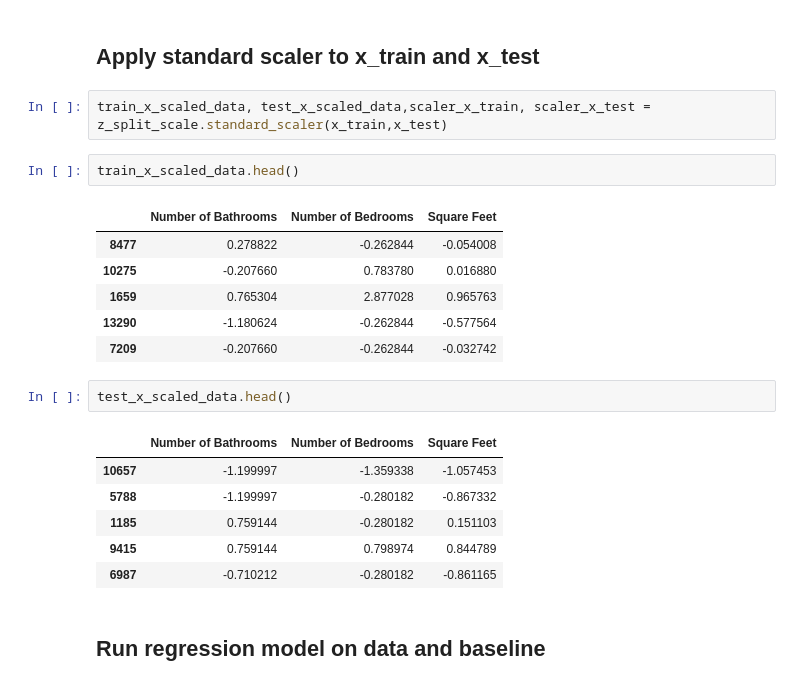
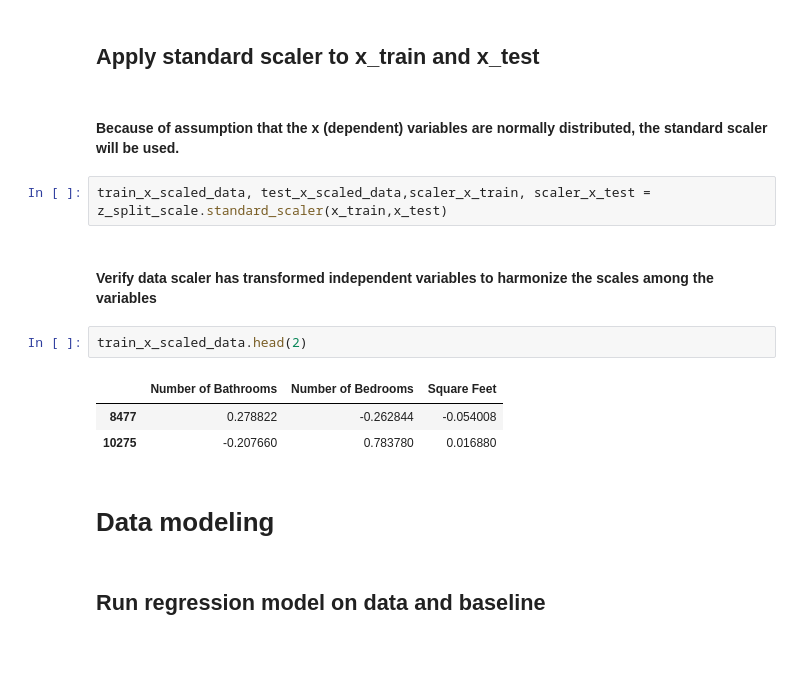
Before and after one commit to soslin/zillow-project, a Jupyter notebook: zillow_project.ipynb, the cells around one changed output. Cells and saved outputs as stored; diff of their text form; blank space fills up the shorter version.

```diff
--- a/zillow_project.ipynb
+++ b/zillow_project.ipynb
@@ -204,25 +201,19 @@ Text(0.5, 0.98, 'Histogram and scatter plot for every combinaiton of x_train var
 # %% [markdown]
 ## Apply standard scaler to x_train and x_test
+# %% [markdown]
+#### Because of assumption that the x (dependent) variables are normally distributed, the standard scaler will be used.
 # %%
 train_x_scaled_data, test_x_scaled_data,scaler_x_train, scaler_x_test = z_split_scale.standard_scaler(x_train,x_test)
+# %% [markdown]
+#### Verify data scaler has transformed independent variables to harmonize the scales among the variables
 # %%
-train_x_scaled_data.head()
+train_x_scaled_data.head(2)
 # %% [output]
 |  | Number of Bathrooms | Number of Bedrooms | Square Feet |
 | 8477 | 0.278822 | -0.262844 | -0.054008 |
 | 10275 | -0.207660 | 0.783780 | 0.016880 |
-| 1659 | 0.765304 | 2.877028 | 0.965763 |
-| 13290 | -1.180624 | -0.262844 | -0.577564 |
-| 7209 | -0.207660 | -0.262844 | -0.032742 |
-# %%
-test_x_scaled_data.head()
-# %% [output]
-|  | Number of Bathrooms | Number of Bedrooms | Square Feet |
-| 10657 | -1.199997 | -1.359338 | -1.057453 |
-| 5788 | -1.199997 | -0.280182 | -0.867332 |
-| 1185 | 0.759144 | -0.280182 | 0.151103 |
-| 9415 | 0.759144 | 0.798974 | 0.844789 |
-| 6987 | -0.710212 | -0.280182 | -0.861165 |
+# %% [markdown]
+# Data modeling
 # %% [markdown]
 ## Run regression model on data and baseline
 # %%
```
Also changed, not shown: parts of 19 cells of this notebook.
